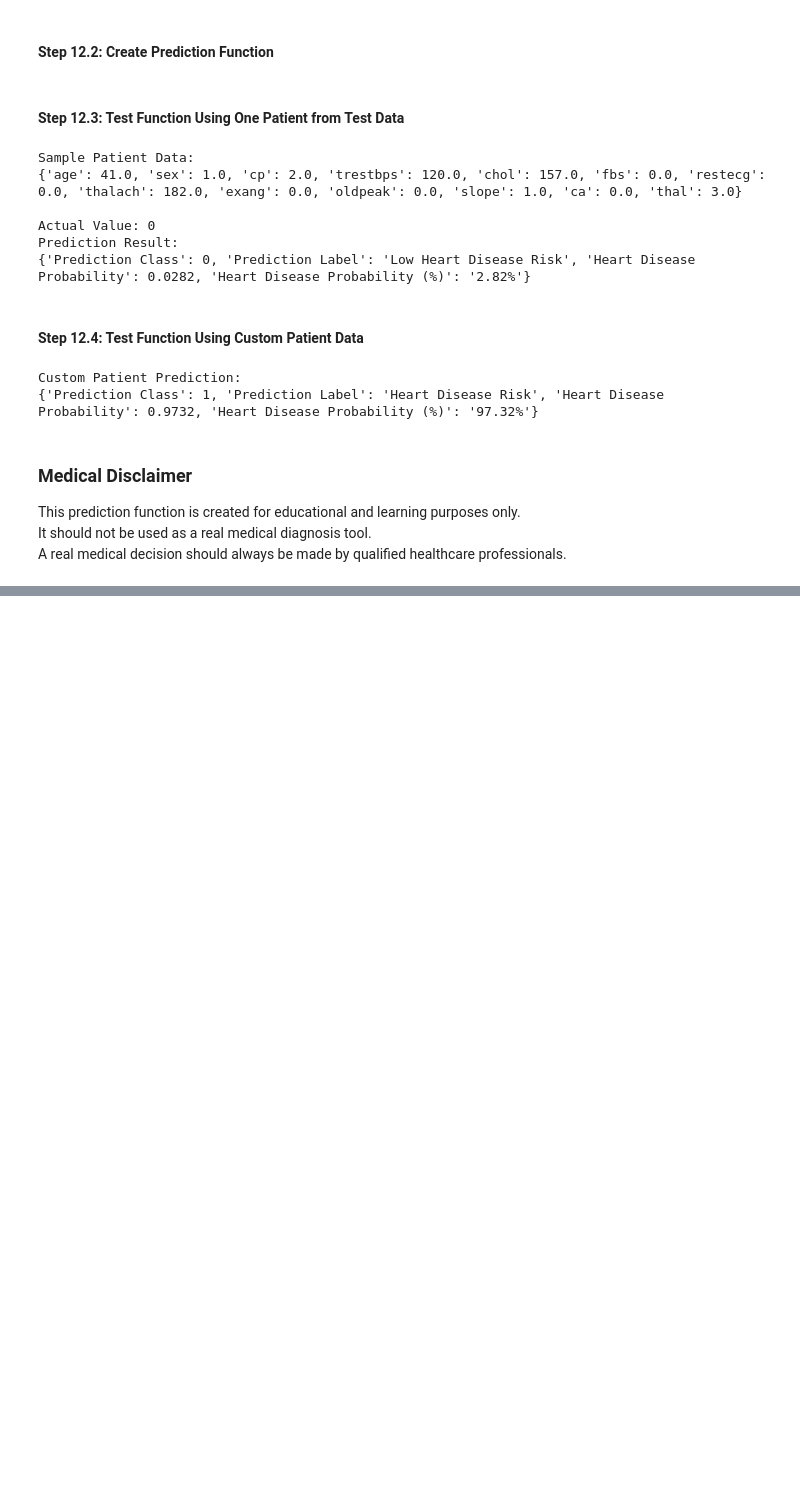
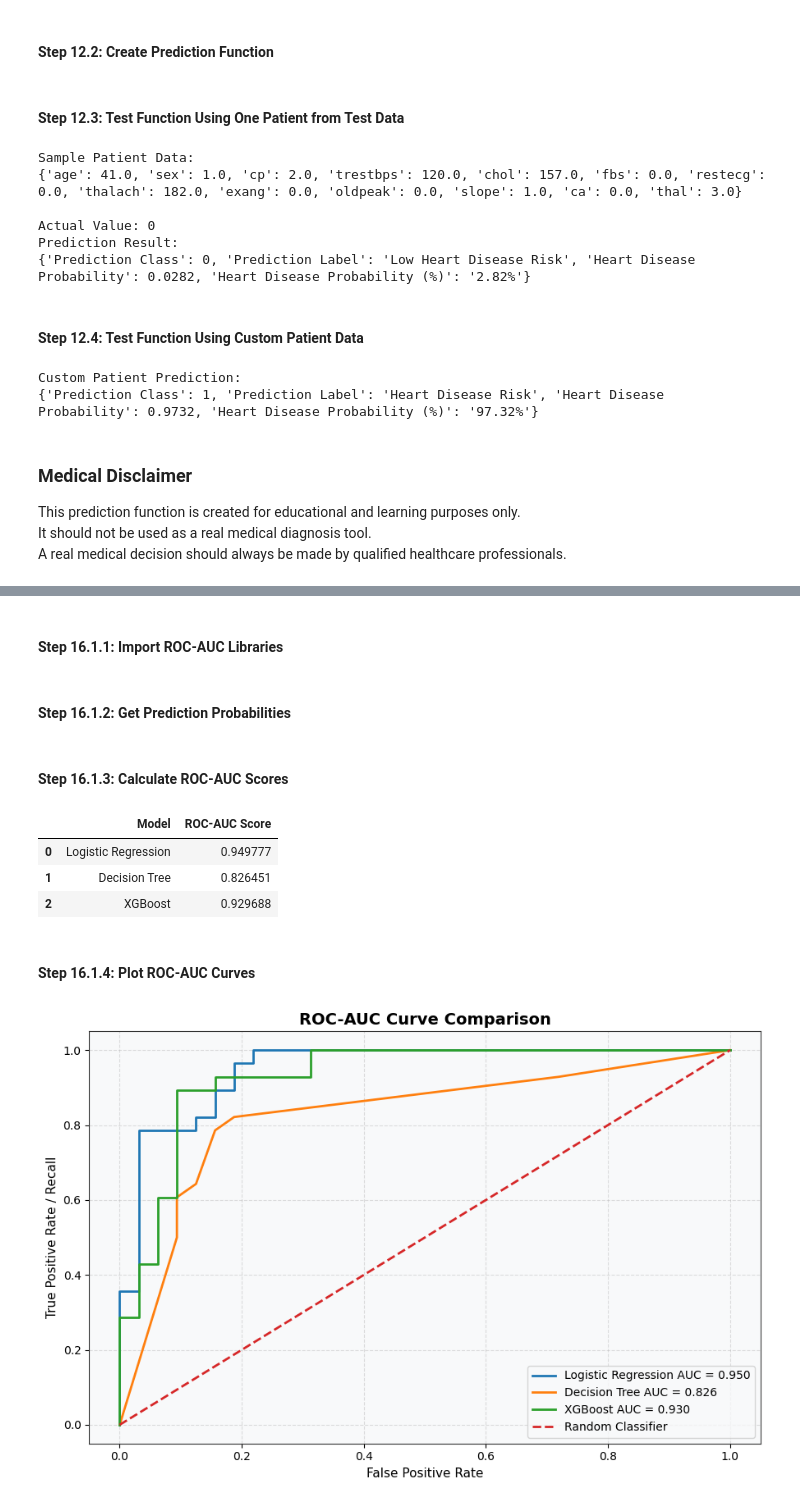
Before and after one commit to Usama2001/Heart-Disease-Risk-Prediction-Using-Decision-Trees-and-XGBoost, a Jupyter notebook: notebooks/heart_disease_prediction.ipynb, the cells around one changed output, grey strips where cells are left out. Cells and saved outputs as stored; diff of their text form; code cells hidden in the pictures; blank space fills up the shorter version.

Commit message:
Add ROC-AUC curve analysis

```diff
--- a/notebooks/heart_disease_prediction.ipynb
+++ b/notebooks/heart_disease_prediction.ipynb
@@ -1388,0 +1391,2 @@ A real medical decision should always be made by qualified healthcare profession
+# %% [markdown]
+#### Step 16.1.1: Import ROC-AUC Libraries
@@ -1388,0 +1399,77 @@ A real medical decision should always be made by qualified healthcare profession
+# %% [markdown]
+#### Step 16.1.2: Get Prediction Probabilities
+# %%
+# Get probability scores for heart disease class
+
+logistic_proba = logistic_model.predict_proba(X_test)[:, 1]
+tree_proba = decision_tree_model.predict_proba(X_test)[:, 1]
+xgb_proba = xgb_model.predict_proba(X_test)[:, 1]
+# %% [markdown]
+#### Step 16.1.3: Calculate ROC-AUC Scores
+# %%
+logistic_auc = roc_auc_score(y_test, logistic_proba)
+tree_auc = roc_auc_score(y_test, tree_proba)
+xgb_auc = roc_auc_score(y_test, xgb_proba)
+
+auc_scores = pd.DataFrame({
+    "Model": ["Logistic Regression", "Decision Tree", "XGBoost"],
+    "ROC-AUC Score": [logistic_auc, tree_auc, xgb_auc]
+})
+
+auc_scores
+# %% [output]
+|  | Model | ROC-AUC Score |
+| 0 | Logistic Regression | 0.949777 |
+| 1 | Decision Tree | 0.826451 |
+| 2 | XGBoost | 0.929688 |
+# %% [markdown]
+#### Step 16.1.4: Plot ROC-AUC Curves
+# %%
+# Calculate ROC curve values
+
+logistic_fpr, logistic_tpr, _ = roc_curve(y_test, logistic_proba)
+tree_fpr, tree_tpr, _ = roc_curve(y_test, tree_proba)
+xgb_fpr, xgb_tpr, _ = roc_curve(y_test, xgb_proba)
+
+plt.figure(figsize=(9, 6))
+
+plt.plot(
+    logistic_fpr,
+    logistic_tpr,
+    label=f"Logistic Regression AUC = {logistic_auc:.3f}",
+    linewidth=2
+)
+
+plt.plot(
+    tree_fpr,
+    tree_tpr,
+    label=f"Decision Tree AUC = {tree_auc:.3f}",
+    linewidth=2
+)
+
+plt.plot(
+    xgb_fpr,
+    xgb_tpr,
+    label=f"XGBoost AUC = {xgb_auc:.3f}",
+    linewidth=2
+)
+
+# Random model line
+plt.plot(
+    [0, 1],
+    [0, 1],
+    linestyle="--",
+    label="Random Classifier",
+    linewidth=2
+)
+
+plt.xlabel("False Positive Rate")
+plt.ylabel("True Positive Rate / Recall")
+plt.title("ROC-AUC Curve Comparison")
+plt.legend()
+plt.grid(linestyle="--", alpha=0.4)
+
+plt.tight_layout()
+plt.show()
+# %% [output]
+[figure, added]
```
Also changed, not shown: parts of 2 cells of this notebook, 2 other files.
